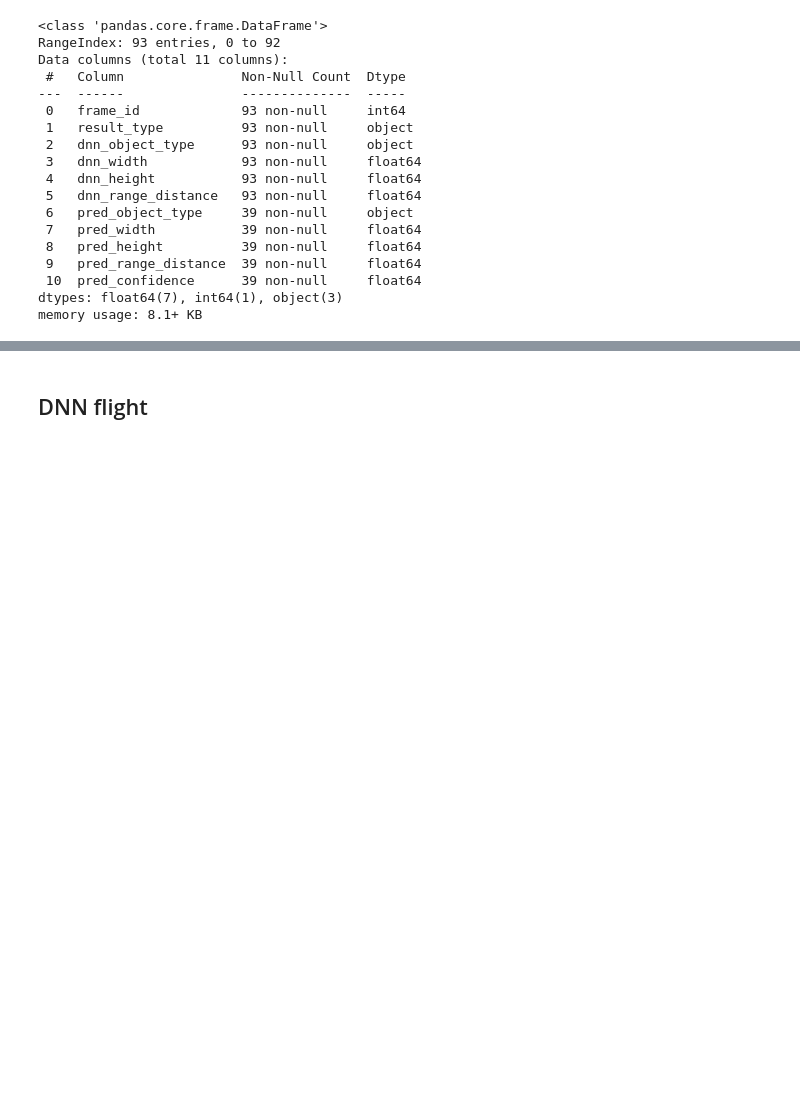
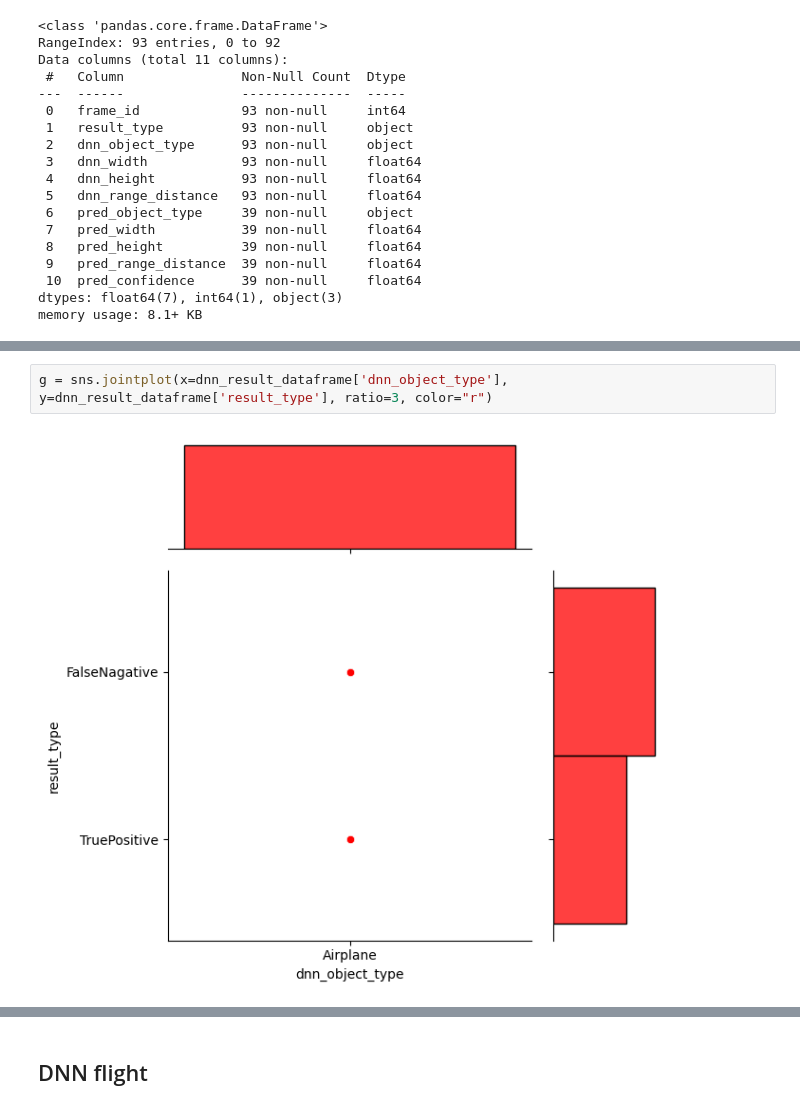
Before and after one commit to bulentsiyah/Mantis-Shrimp-Eye-s-Collision-Avoidance, a Jupyter notebook: dataframe_analysis.ipynb, the cells around one changed output, grey strips where cells are left out. Saved outputs shown, nothing was run; the diff lists cells and outputs as text; blank space fills up the shorter version.

```diff
--- a/dataframe_analysis.ipynb
+++ b/dataframe_analysis.ipynb
@@ -160,0 +177,4 @@ memory usage: 8.1+ KB
+# %%
+g = sns.jointplot(x=dnn_result_dataframe['dnn_object_type'], y=dnn_result_dataframe['result_type'], ratio=3, color="r")
+# %% [output]
+[figure, added]
```
Also changed, not shown: parts of 11 cells of this notebook, 5 other files.
